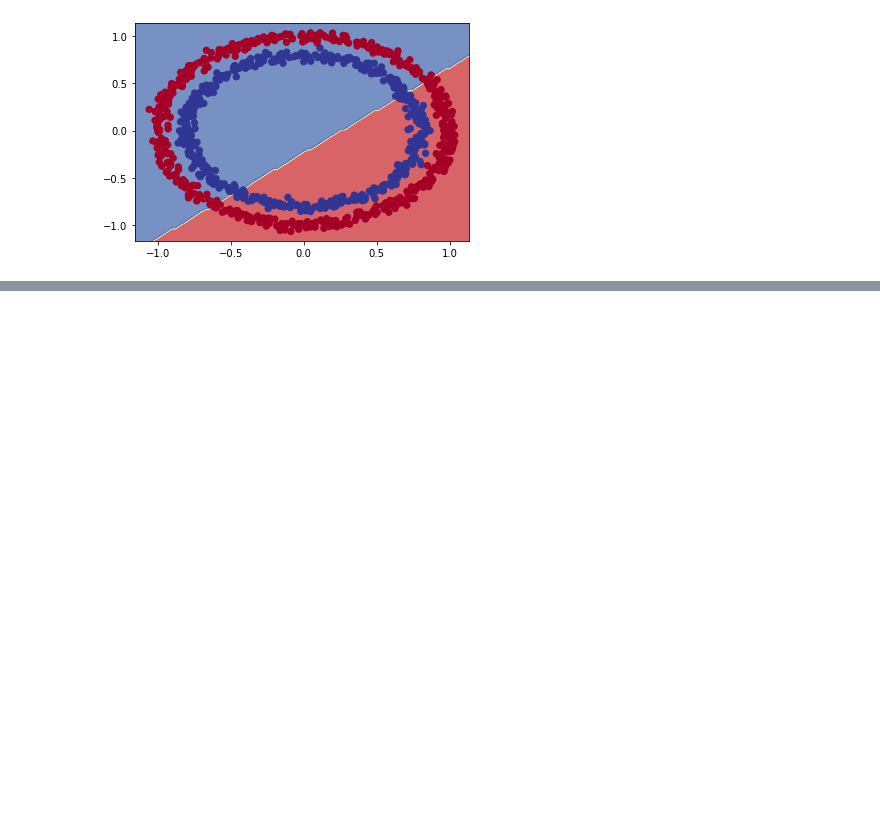
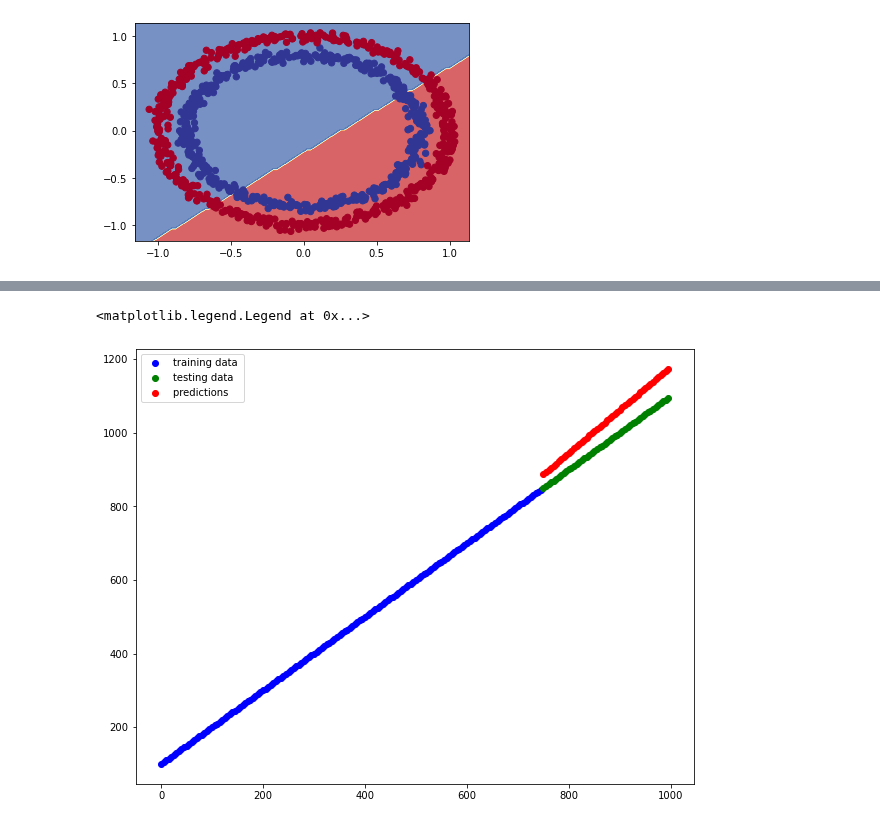
Before and after one commit to Janadhi14/tensorflow-test, a Jupyter notebook: Classification.ipynb, the cells around one changed output, grey strips where cells are left out. Saved outputs shown, nothing was run; the diff lists cells and outputs as text; code cells hidden in the pictures; blank space fills up the shorter version.

```diff
--- a/Classification.ipynb
+++ b/Classification.ipynb
@@ -267,0 +272,7 @@ x_min, x_max, y_min, y_max
+# %%
+# now lets see if the function for plotting the model can be used for a regression problem
+tf.random.set_seed(42)
+
+# created some regression data
+X_regression = tf.range(0,1000, 5)
+y_regression = tf.range(100,1100,5) # y = x+ 10 is the relation between the 2 sets
@@ -267,0 +300,8 @@ x_min, x_max, y_min, y_max
+# %%
+X_reg_train = X_regression[:150]
+X_reg_test = X_regression[150:]
+y_reg_train = y_regression[:150]
+y_reg_test = y_regression[150:]
+
+# lets fit out model
+model_3.fit(X_reg_train,y_reg_train, epochs = 100)
@@ -268,19 +318,17 @@ x_min, x_max, y_min, y_max
 # %%
-# lets see if we can increase our current model by increaseing teh epochs to 100
 tf.random.set_seed(42)
 # lets create a model using teh sequenctial API
-model_4= tf.keras.Sequential([ #groups a linear stack of layers into a tf.keras.Model.Sequential([])
+model4= tf.keras.Sequential([ #groups a linear stack of layers into a tf.keras.Model.
     tf.keras.layers.Dense(100),
-    tf.keras.layers.Dense(10, activation="relu"),
-    tf.keras.layers.Dense(1, activation="softmax")
-
+    tf.keras.layers.Dense(10),
+    tf.keras.layers.Dense(1)
     ]) # this is basically saying that we want to generate a model from keras
 # now we want to compule the model
-model_4.compile(loss=tf.keras.losses.BinaryCrossentropy(), # mae means mean abouslue error, which is a measure of error between paired observations expressing the same phenomenon, compairson between preducted vs observed  )-
-               optimizer=tf.keras.optimizers.Adam(lr =0.01),
-               metrics=["accuracy"])
+model4.compile(loss=tf.keras.losses.mae, # mae measn mean abouslue error, which is a measure of error between paired observations expressing the same phenomenon, compairson between preducted vs observed  )-
+               optimizer=tf.keras.optimizers.Adam(),
+               metrics=["mae"])
 # now we want to fit the model
-with tf.device('/cpu:0'): model_4.fit(X,y, epochs=100) # we need to use the with cup or the kernal will crash
+with tf.device('/cpu:0'): model4.fit(tf.expand_dims(X_reg_train,axis = -1),y_reg_train, epochs=100) # we need to use the with cup or the kernal will crash
 # epochs refers to the number of runs
 # %% [output]
 Epoch 1/100
@@ -308,0 +367,3 @@ Epoch 100/100
+# %%
+# lets make a prediction:
+y_reg_preds = model4.predict(X_reg_test)
@@ -308,0 +373,10 @@ Epoch 100/100
+# %%
+# lets plot this data:
+plt.figure(figsize = (10,8))
+plt.scatter(X_reg_train, y_reg_train, c = "b", label = "training data ")
+plt.scatter(X_reg_test, y_reg_test, c= "g", label = "testing data " )
+plt.scatter(X_reg_test, y_reg_preds, c = "r", label = "predictions ")
+plt.legend()
+# %% [output]
+<matplotlib.legend.Legend at 0x...>
+[figure, added]
```
Also changed, not shown: parts of 13 cells of this notebook.
